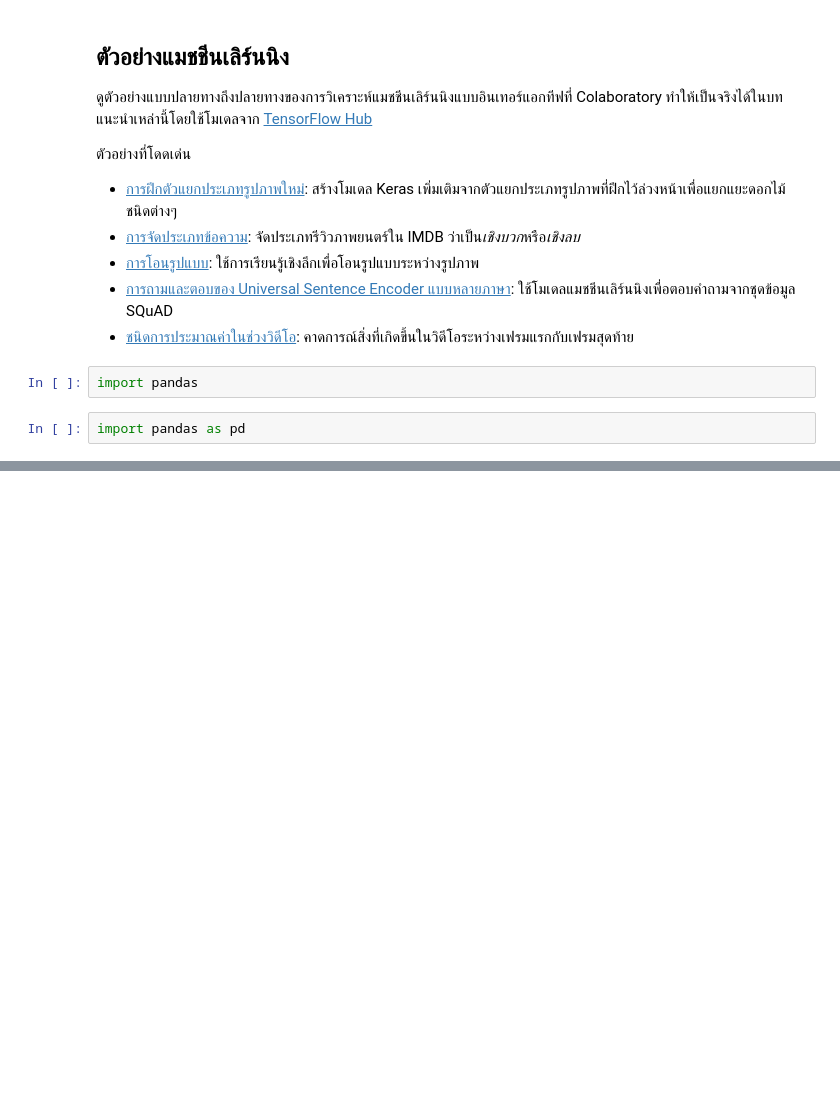
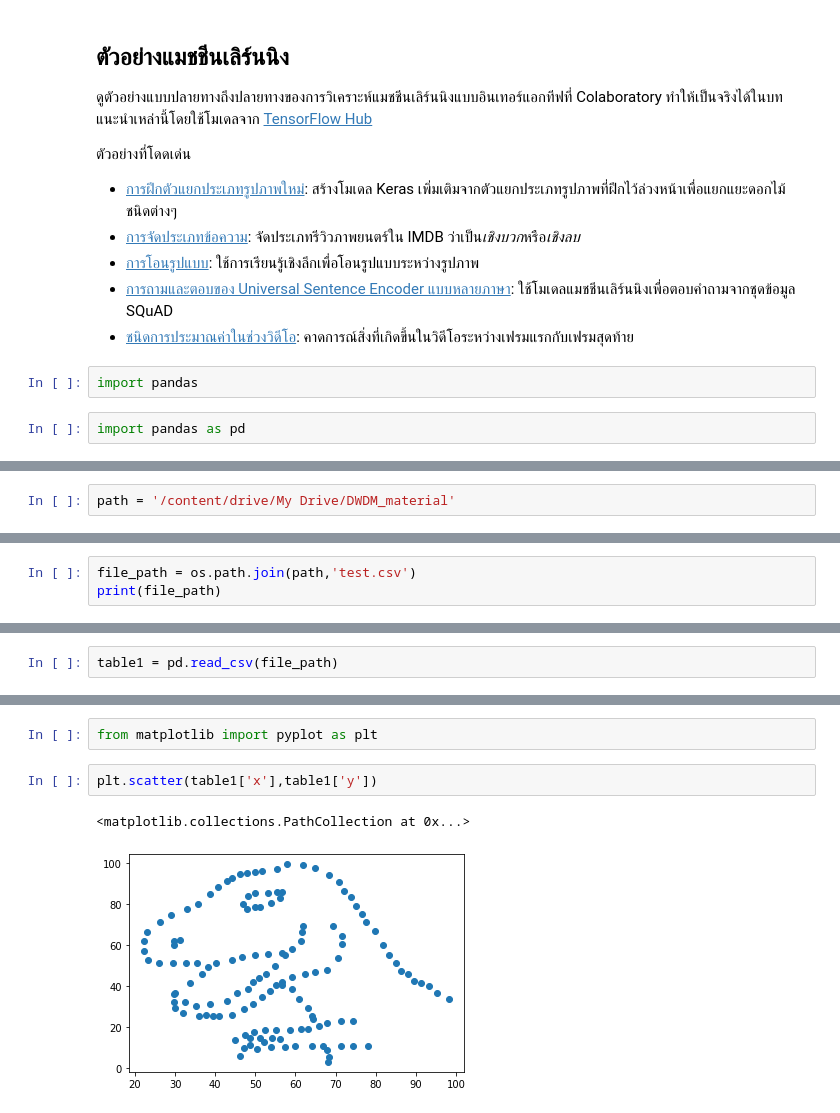
Before and after one commit to watcharapornn/KKU_data_mining, a Jupyter notebook: Data101.ipynb, the cells around one changed output, grey strips where cells are left out. Saved outputs shown, nothing was run; the diff lists cells and outputs as text; blank space fills up the shorter version.

```diff
--- a/Data101.ipynb
+++ b/Data101.ipynb
@@ -119,0 +131,2 @@ import pandas as pd
+# %%
+path = '/content/drive/My Drive/DWDM_material'
@@ -119,0 +139,3 @@ import pandas as pd
+# %%
+file_path = os.path.join(path,'test.csv')
+print(file_path)
@@ -119,0 +153,2 @@ import pandas as pd
+# %%
+table1 = pd.read_csv(file_path)
@@ -119,0 +180,7 @@ import pandas as pd
+# %%
+from matplotlib import pyplot as plt
+# %%
+plt.scatter(table1['x'],table1['y'])
+# %% [output]
+<matplotlib.collections.PathCollection at 0x...>
+[figure, added]
```
Also changed, not shown: parts of 8 cells of this notebook.
